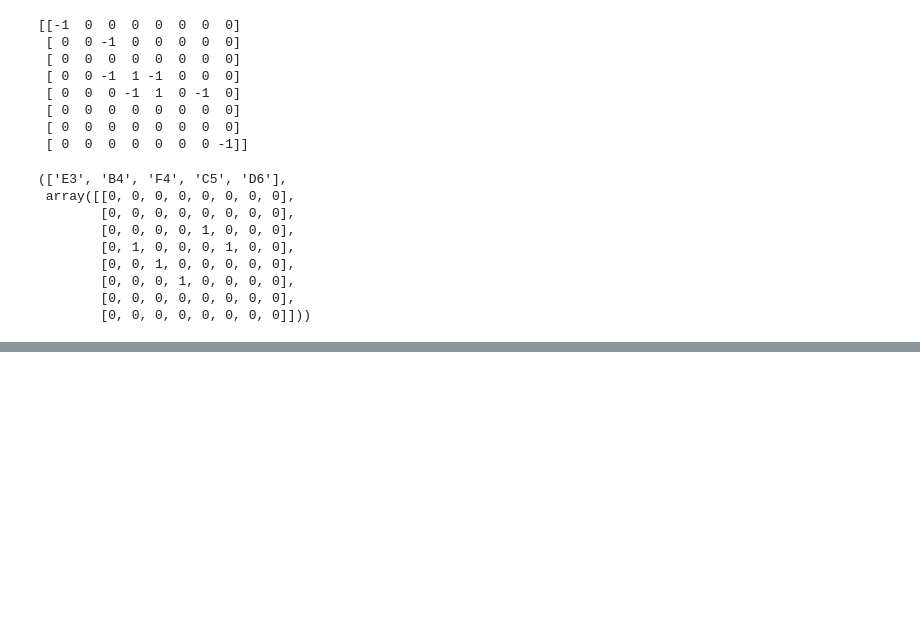
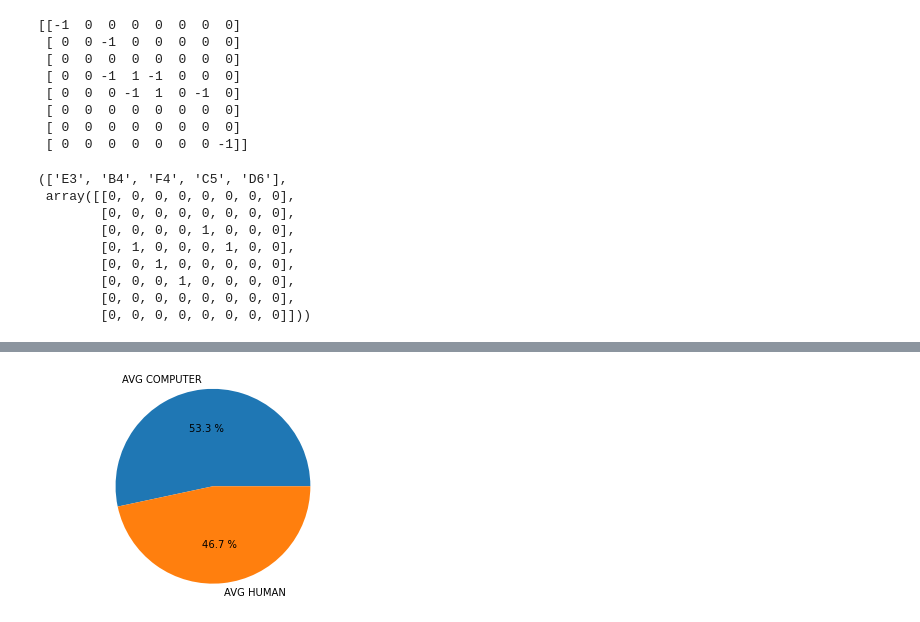
Before and after one commit to tiaraRS/OthelloGame, a Jupyter notebook: OthelloGame.ipynb, the cells around one changed output, grey strips where cells are left out. Drawn from its saved outputs; the diff is of its cells as text; code cells hidden in the pictures; blank space fills up the shorter version.

```diff
--- a/OthelloGame.ipynb
+++ b/OthelloGame.ipynb
@@ -420,0 +468,8 @@ IndexError: string index out of range
+# %%
+avgNumber = [27.9, 24.4]
+AVG = ["AVG COMPUTER","AVG HUMAN"]
+plt.pie(avgNumber, labels=AVG, autopct="%0.1f %%")
+plt.axis("equal")
+plt.show()
+# %% [output]
+[figure, added]
```
Also changed, not shown: parts of 9 cells of this notebook, 5 other files.
